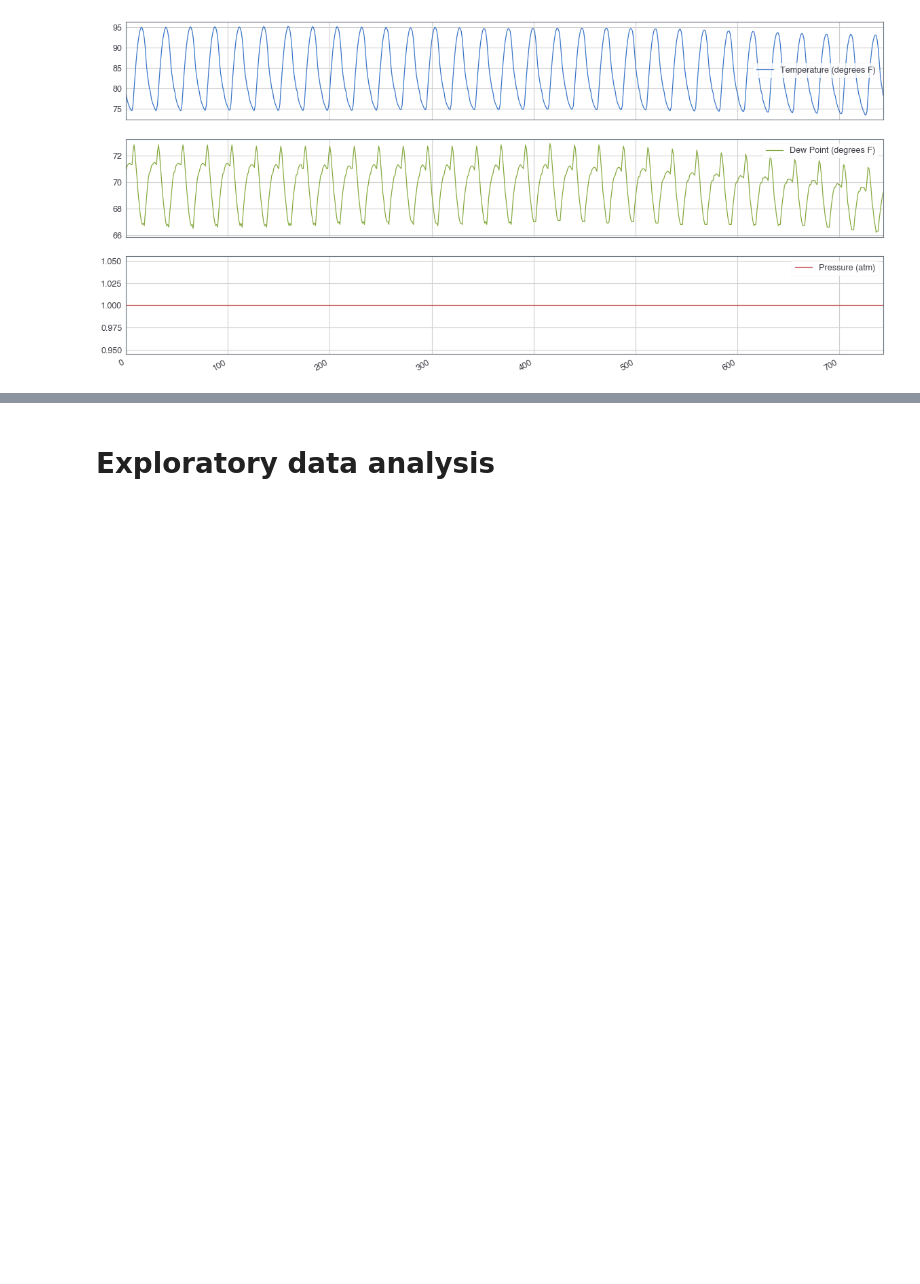
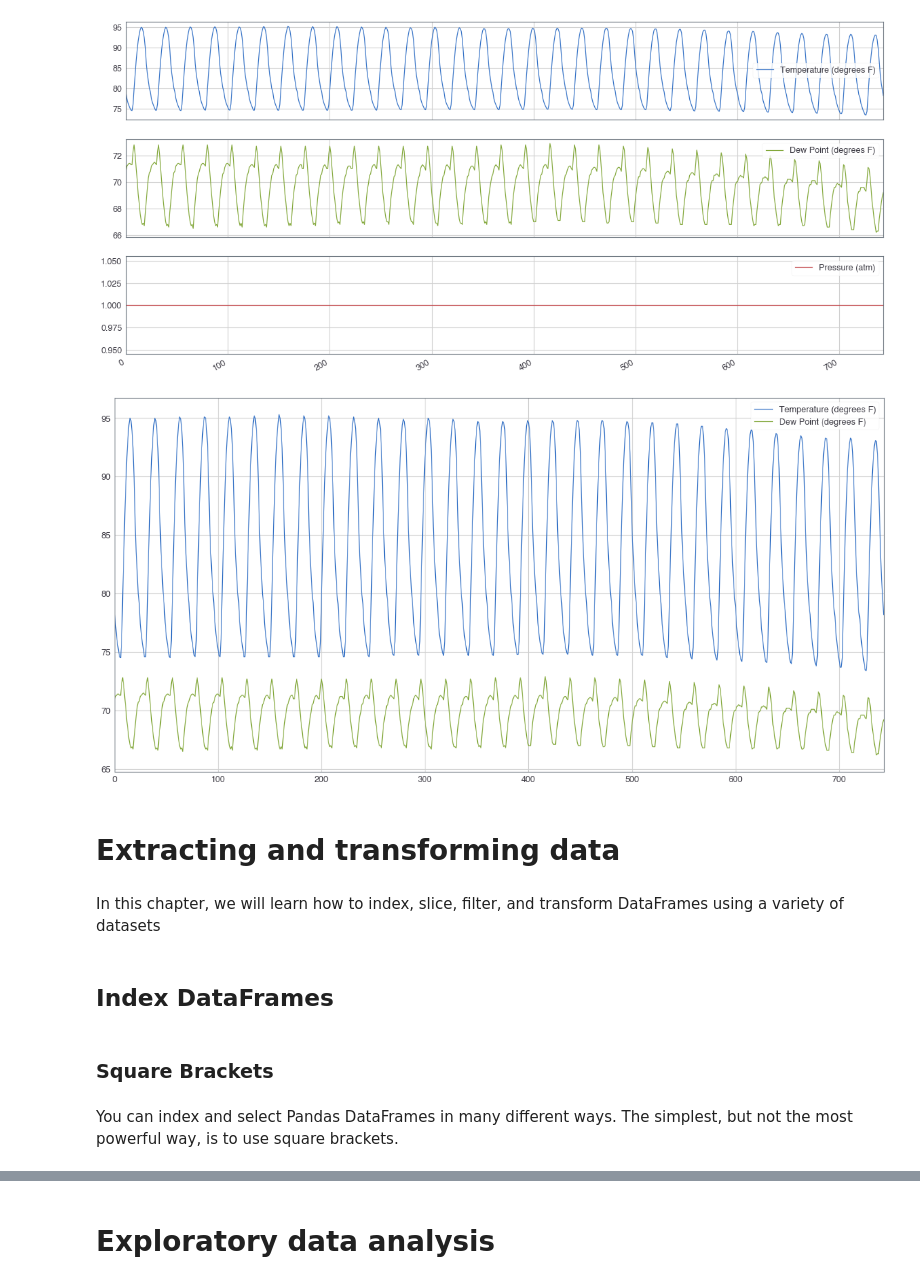
Before and after one commit to ML-Challenge/week2-data-analysis, a Jupyter notebook: L3.pandas Foundations.ipynb, the cells around one changed output, grey strips where cells are left out. Saved outputs shown, nothing was run; the diff lists cells and outputs as text; code cells hidden in the pictures; blank space fills up the shorter version.

Commit message:
feat: Add L3.pandas Foundations
Extracting and transforming data

```diff
--- a/L3.pandas Foundations.ipynb
+++ b/L3.pandas Foundations.ipynb
@@ -400,6 +400,18 @@ plt.show()
 [figure]
 # %%
 # Plot the Dew Point and Temperature data, but not the Pressure data
-column_list = ['Temperature (deg F)','Dew Point (deg F)']
+column_list = ['Temperature (degrees F)','Dew Point (degrees F)']
 utils.august_weather[column_list].plot()
 plt.show()
+# %% [output]
+[figure, added]
+# %% [markdown]
+# Extracting and transforming data
+# %% [markdown]
+In this chapter, we will learn how to index, slice, filter, and transform DataFrames using a variety of datasets
+# %% [markdown]
+## Index DataFrames
+# %% [markdown]
+### Square Brackets
+# %% [markdown]
+You can index and select Pandas DataFrames in many different ways. The simplest, but not the most powerful way, is to use square brackets.
```
Also changed, not shown: parts of 70 cells of this notebook, 3 other files.
